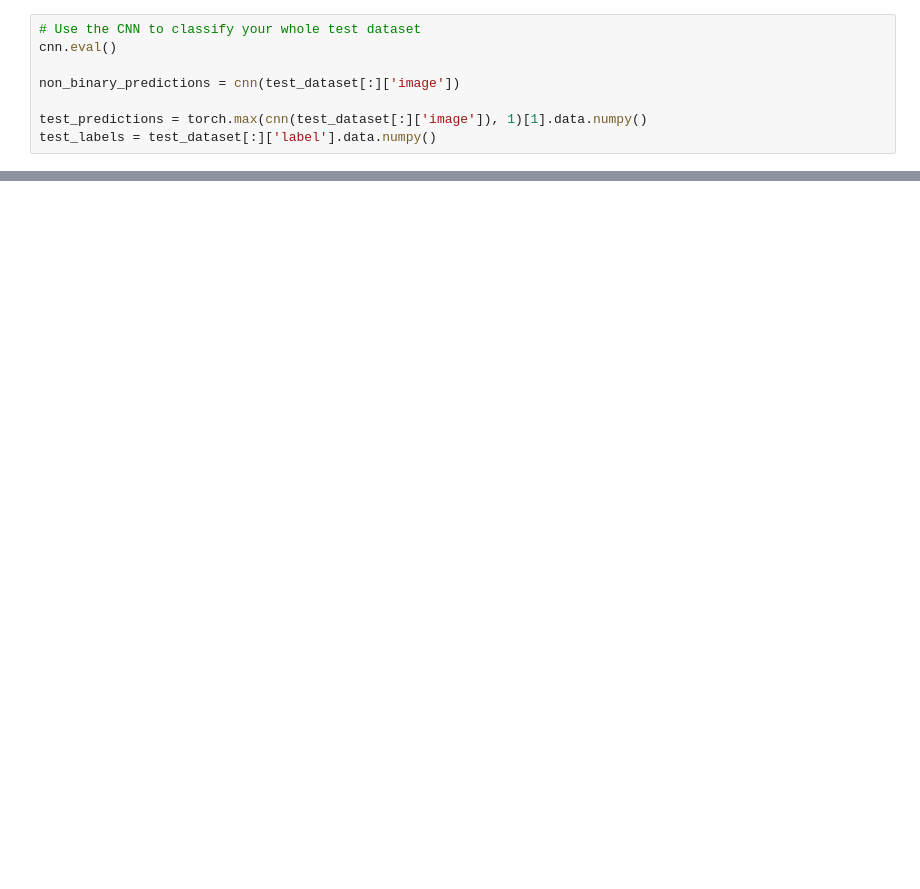
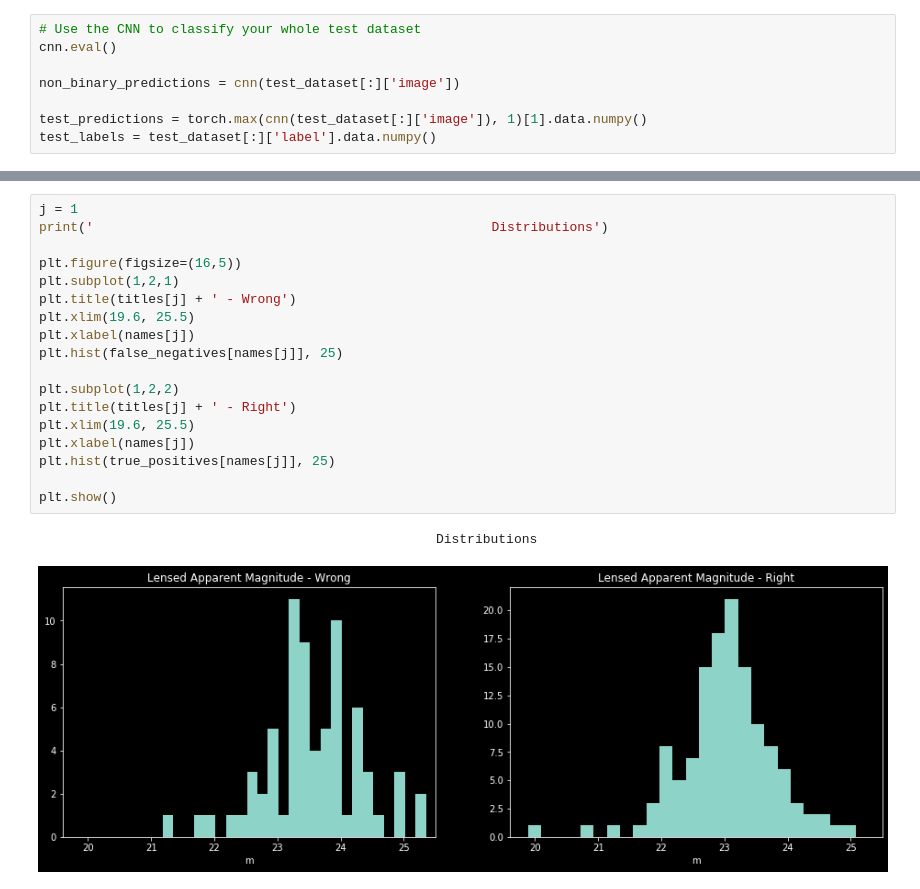
Before and after one commit to JimenaGonzalez/Searching-double-lenses, a Jupyter notebook: Dataset_Creation.ipynb, the cells around one changed output, grey strips where cells are left out. Cells and saved outputs as stored; diff of their text form; blank space fills up the shorter version.

```diff
--- a/Dataset_Creation.ipynb
+++ b/Dataset_Creation.ipynb
@@ -453,0 +476,21 @@ plot_confusion_matrix(test_labels, test_predictions, classes)
+# %%
+j = 1
+print('                                                   Distributions')
+
+plt.figure(figsize=(16,5))
+plt.subplot(1,2,1)
+plt.title(titles[j] + ' - Wrong')
+plt.xlim(19.6, 25.5)
+plt.xlabel(names[j])
+plt.hist(false_negatives[names[j]], 25)
+
+plt.subplot(1,2,2)
+plt.title(titles[j] + ' - Right')
+plt.xlim(19.6, 25.5)
+plt.xlabel(names[j])
+plt.hist(true_positives[names[j]], 25)
+
+plt.show()
+# %% [output]
+                                                   Distributions
+[figure, added]
```
Also changed, not shown: parts of 21 cells of this notebook.
